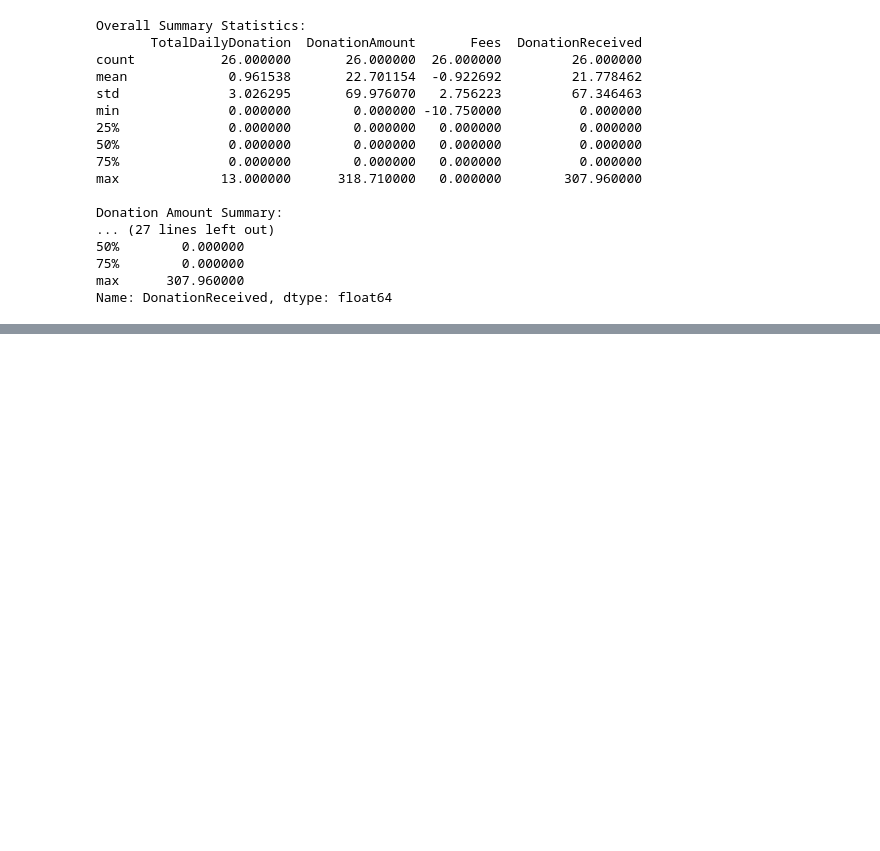
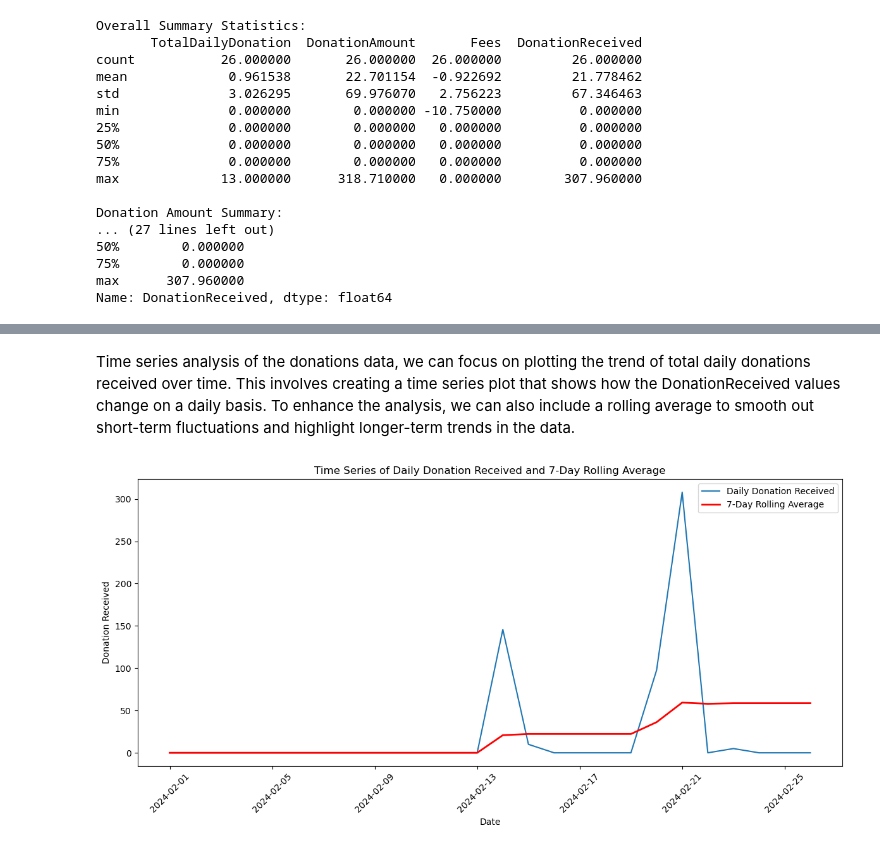
Before and after one commit to rsm-cds006/458FinalPresentationRepo, a Jupyter notebook: Donations.ipynb, the cells around one changed output, grey strips where cells are left out. Saved outputs shown, nothing was run; the diff lists cells and outputs as text; code cells hidden in the pictures; blank space fills up the shorter version.

```diff
--- a/Donations.ipynb
+++ b/Donations.ipynb
@@ -107,0 +86,23 @@ plt.show()
+# %% [markdown]
+Time series analysis of the donations data, we can focus on plotting the trend of total daily donations received over time. This involves creating a time series plot that shows how the DonationReceived values change on a daily basis. To enhance the analysis, we can also include a rolling average to smooth out short-term fluctuations and highlight longer-term trends in the data.
+# %%
+# Convert DateofDonation to datetime format and ensure it's sorted
+df['DateofDonation'] = pd.to_datetime(df['DateofDonation'])
+df.sort_values('DateofDonation', inplace=True)
+
+# Calculate a 7-day rolling average for DonationReceived
+df['RollingAvgDonationReceived'] = df['DonationReceived'].rolling(window=7, min_periods=1).mean()
+
+# Plotting
+plt.figure(figsize=(12, 6))
+plt.plot(df['DateofDonation'], df['DonationReceived'], label='Daily Donation Received')
+plt.plot(df['DateofDonation'], df['RollingAvgDonationReceived'], label='7-Day Rolling Average', color='red', linewidth=2)
+plt.title('Time Series of Daily Donation Received and 7-Day Rolling Average')
+plt.xlabel('Date')
+plt.ylabel('Donation Received')
+plt.legend()
+plt.xticks(rotation=45)
+plt.tight_layout()
+plt.show()
+# %% [output]
+[figure, added]
```
Also changed, not shown: parts of 6 cells of this notebook.
